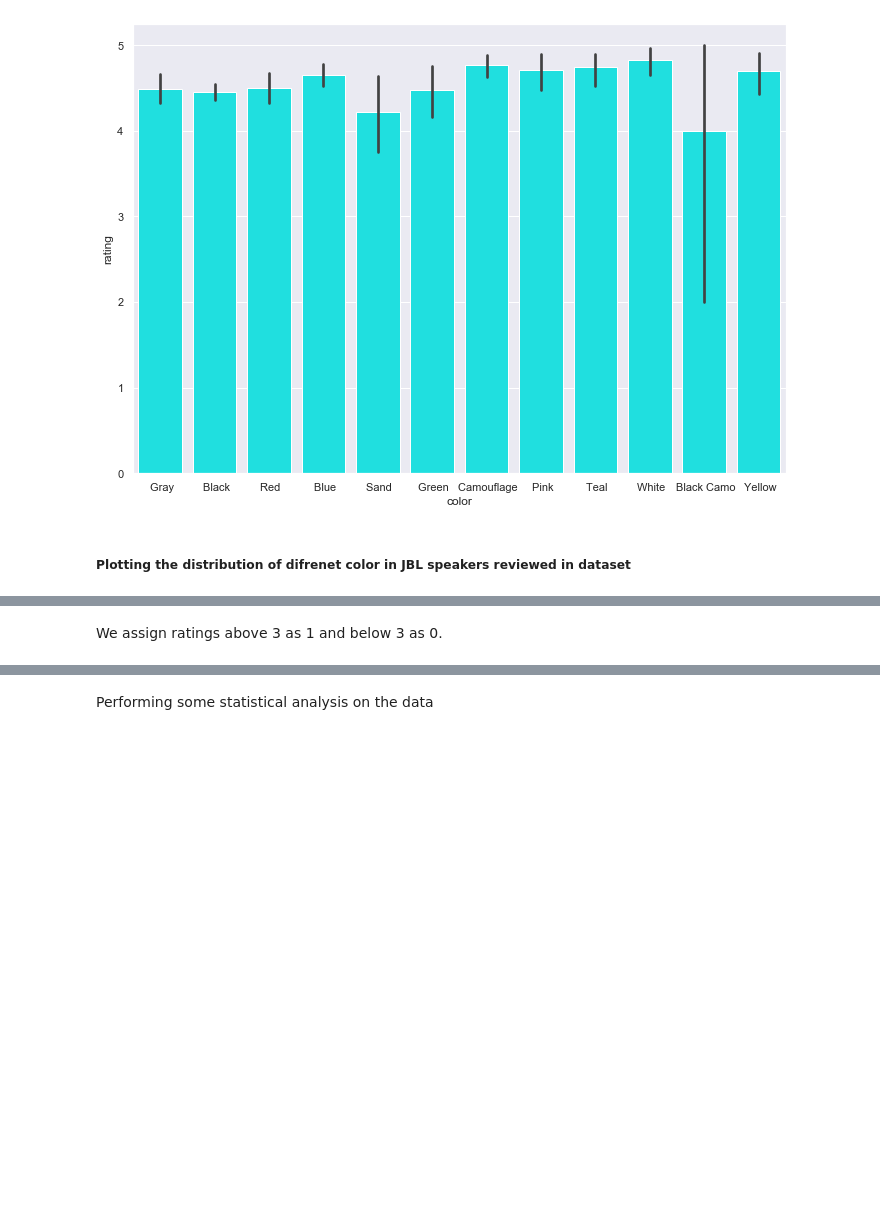
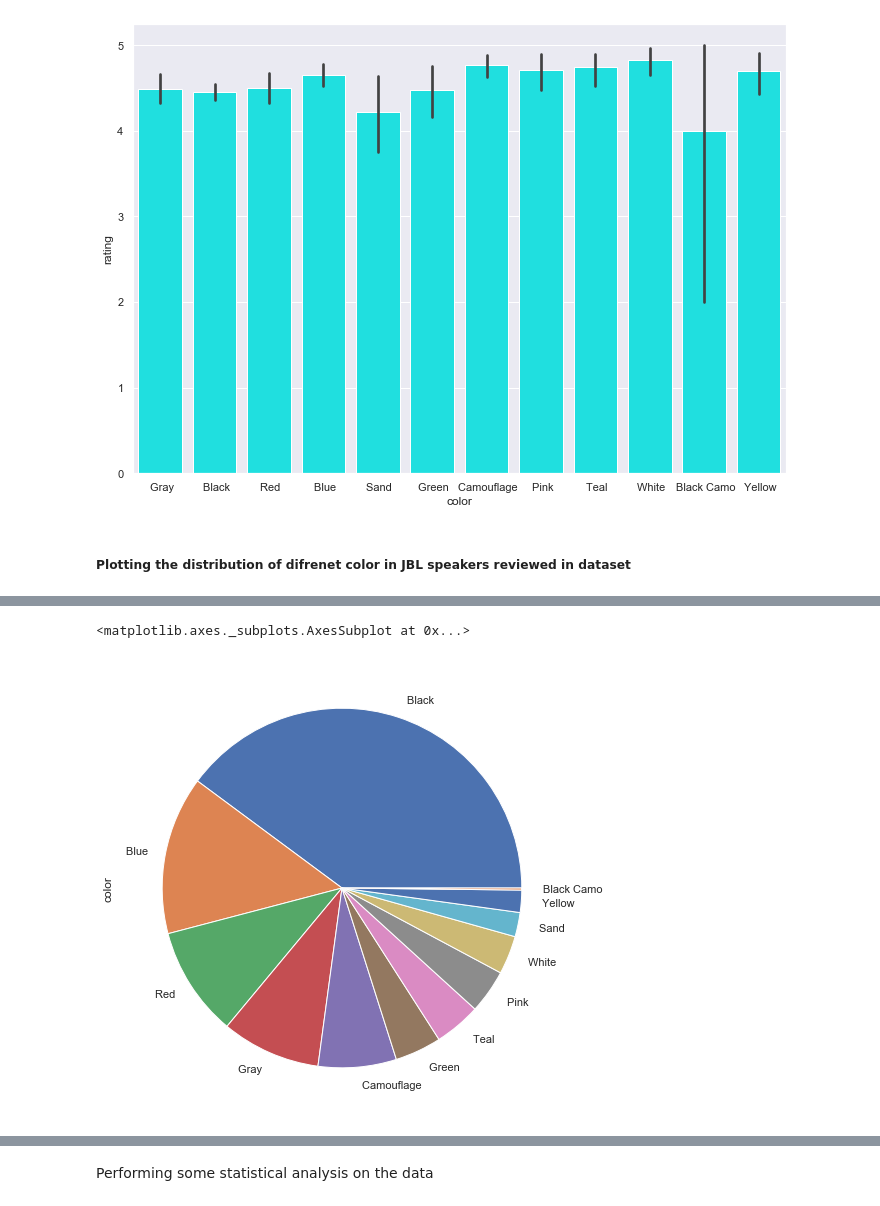
Before and after one commit to kavehamini/Amazon-Review-Analysis-JBL-Charge-4-Speaker-Sentiment-Analysis-NLP, a Jupyter notebook: Sentiment Analysis of Amazon reviews for JBL Speaker.ipynb, the cells around one changed output, grey strips where cells are left out. Saved outputs shown, nothing was run; the diff lists cells and outputs as text; code cells hidden in the pictures; blank space fills up the shorter version.

```diff
--- a/Sentiment Analysis of Amazon reviews for JBL Speaker.ipynb
+++ b/Sentiment Analysis of Amazon reviews for JBL Speaker.ipynb
@@ -106,8 +106,11 @@ py.iplot(fig)
 # %% [output]
 [interactive output not drawn]
 [interactive output not drawn]
-# %% [markdown]
-We assign ratings above 3 as 1 and below 3 as 0.
+# %%
+df['color'].value_counts().plot(kind='pie')
+# %% [output]
+<matplotlib.axes._subplots.AxesSubplot at 0x...>
+[figure, added]
 # %%
 df['rating'] = np.where(df['rating'] >= 3, 1, 0)
 # %%
```
